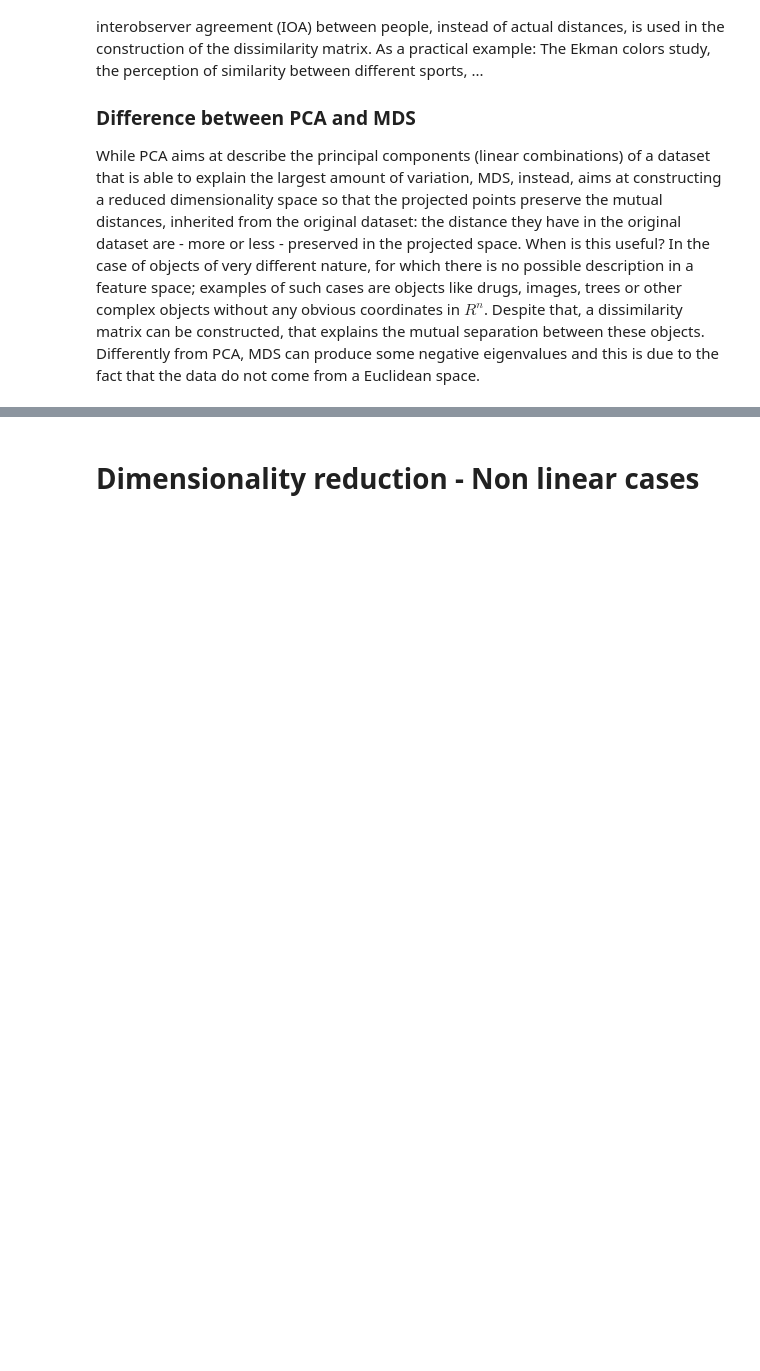
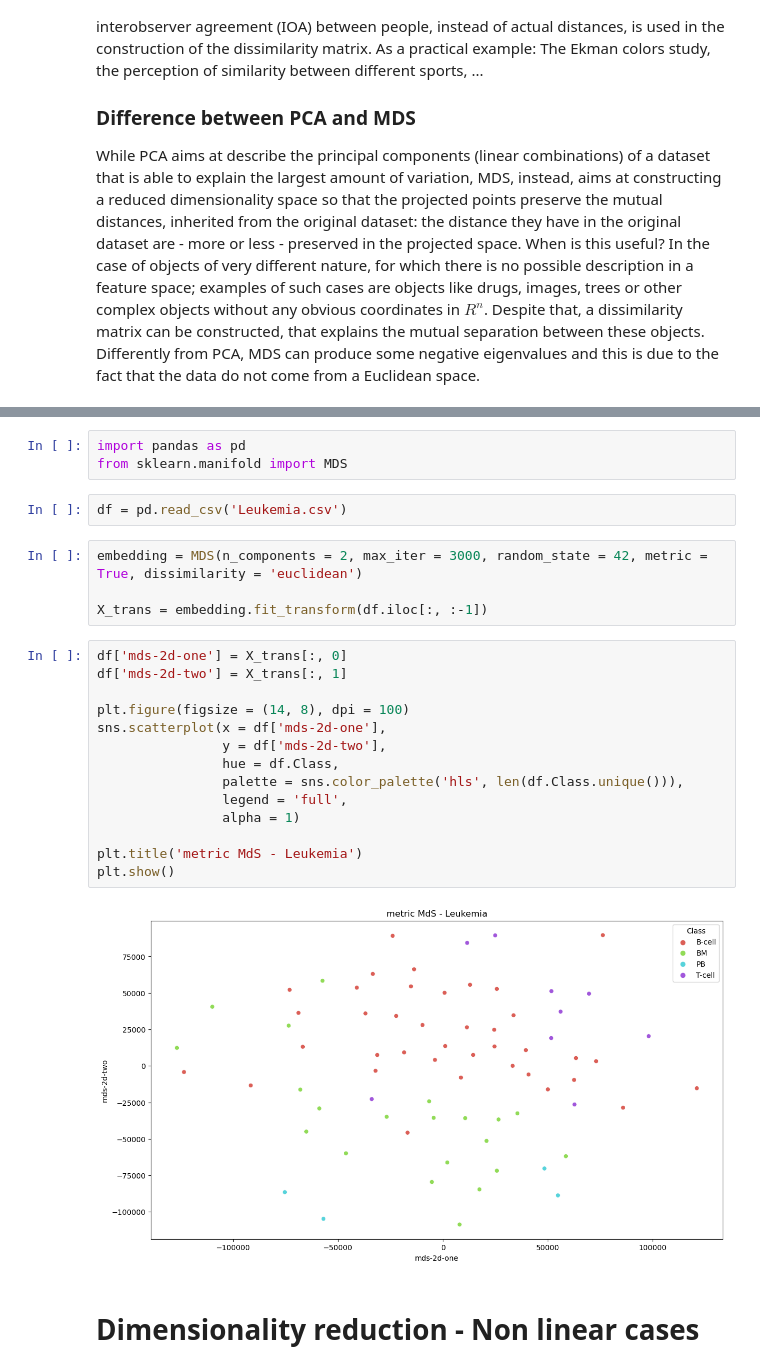
Before and after one commit to leoventuroso/data-viz, a Jupyter notebook: Dimensionality Reduction.ipynb, the cells around one changed output, grey strips where cells are left out. Drawn from its saved outputs; the diff is of its cells as text; blank space fills up the shorter version.

```diff
--- a/Dimensionality Reduction.ipynb
+++ b/Dimensionality Reduction.ipynb
@@ -257,3 +261,28 @@ Differently from PCA, MDS can produce some negative eigenvalues and this is due
+# %%
+import pandas as pd
+from sklearn.manifold import MDS
+# %%
+df = pd.read_csv('Leukemia.csv')
+# %%
+embedding = MDS(n_components = 2, max_iter = 3000, random_state = 42, metric = True, dissimilarity = 'euclidean')
+
+X_trans = embedding.fit_transform(df.iloc[:, :-1])
+# %%
+df['mds-2d-one'] = X_trans[:, 0]
+df['mds-2d-two'] = X_trans[:, 1]
+
+plt.figure(figsize = (14, 8), dpi = 100)
+sns.scatterplot(x = df['mds-2d-one'],
+                y = df['mds-2d-two'],
+                hue = df.Class,
+                palette = sns.color_palette('hls', len(df.Class.unique())),
+                legend = 'full',
+                alpha = 1)
+
+plt.title('metric MdS - Leukemia')
+plt.show()
+# %% [output]
+[figure, added]
 # %% [markdown]
 # Dimensionality reduction - Non linear cases
 # %% [markdown]
```
Also changed, not shown: parts of 11 cells of this notebook.
